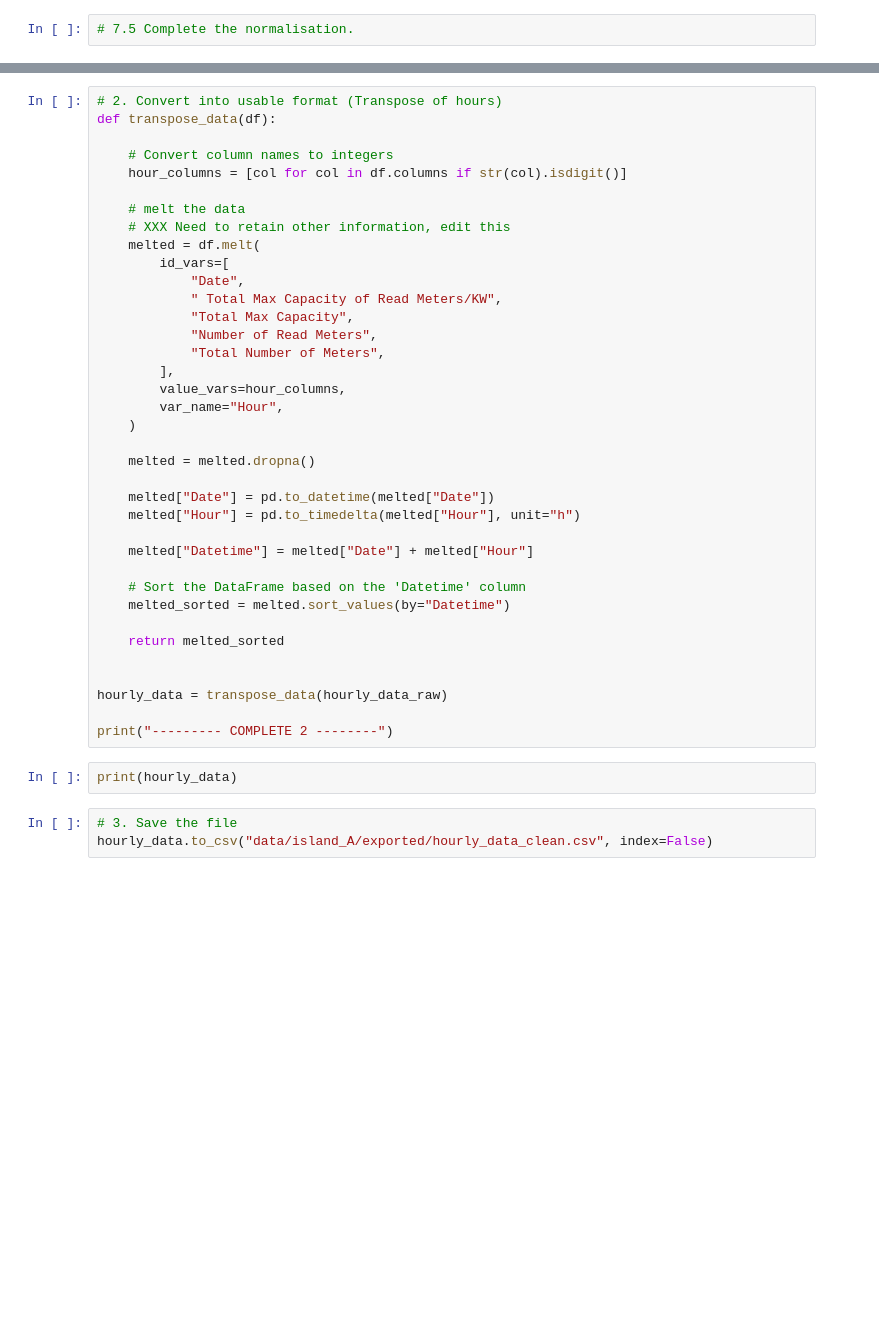
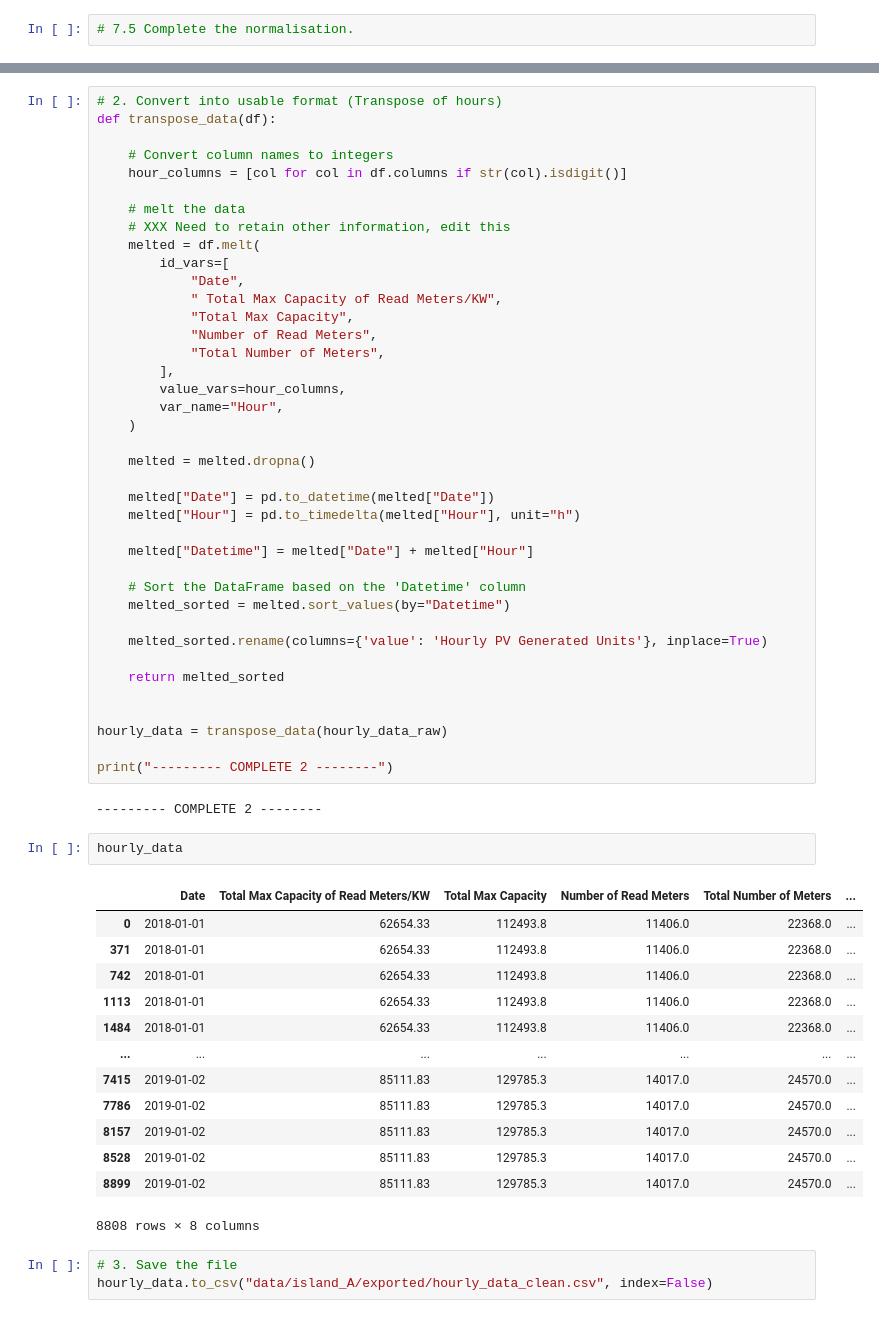
Before and after one commit to openclimatefix/pv-site-prediction, a Jupyter notebook: notebooks/island_data_import.ipynb, the cells around one changed output, grey strips where cells are left out. Cells and saved outputs as stored; diff of their text form; blank space fills up the shorter version.

```diff
--- a/notebooks/island_data_import.ipynb
+++ b/notebooks/island_data_import.ipynb
@@ -231,14 +507,32 @@ def transpose_data(df):
     # Sort the DataFrame based on the 'Datetime' column
     melted_sorted = melted.sort_values(by="Datetime")
 
+    melted_sorted.rename(columns={'value': 'Hourly PV Generated Units'}, inplace=True)
+
     return melted_sorted
 
 
 hourly_data = transpose_data(hourly_data_raw)
 
 print("--------- COMPLETE 2 --------")
+# %% [output]
+--------- COMPLETE 2 --------
 # %%
-print(hourly_data)
+hourly_data
+# %% [output]
+|  | Date | Total Max Capacity of Read Meters/KW | Total Max Capacity | Number of Read Meters | Total Number of Meters | ... |
+| 0 | 2018-01-01 | 62654.33 | 112493.8 | 11406.0 | 22368.0 | ... |
+| 371 | 2018-01-01 | 62654.33 | 112493.8 | 11406.0 | 22368.0 | ... |
+| 742 | 2018-01-01 | 62654.33 | 112493.8 | 11406.0 | 22368.0 | ... |
+| 1113 | 2018-01-01 | 62654.33 | 112493.8 | 11406.0 | 22368.0 | ... |
+| 1484 | 2018-01-01 | 62654.33 | 112493.8 | 11406.0 | 22368.0 | ... |
+| ... | ... | ... | ... | ... | ... | ... |
+| 7415 | 2019-01-02 | 85111.83 | 129785.3 | 14017.0 | 24570.0 | ... |
+| 7786 | 2019-01-02 | 85111.83 | 129785.3 | 14017.0 | 24570.0 | ... |
+| 8157 | 2019-01-02 | 85111.83 | 129785.3 | 14017.0 | 24570.0 | ... |
+| 8528 | 2019-01-02 | 85111.83 | 129785.3 | 14017.0 | 24570.0 | ... |
+| 8899 | 2019-01-02 | 85111.83 | 129785.3 | 14017.0 | 24570.0 | ... |
+8808 rows × 8 columns
 # %%
 # 3. Save the file
 hourly_data.to_csv("data/island_A/exported/hourly_data_clean.csv", index=False)
```
Also changed, not shown: parts of 22 cells of this notebook.
